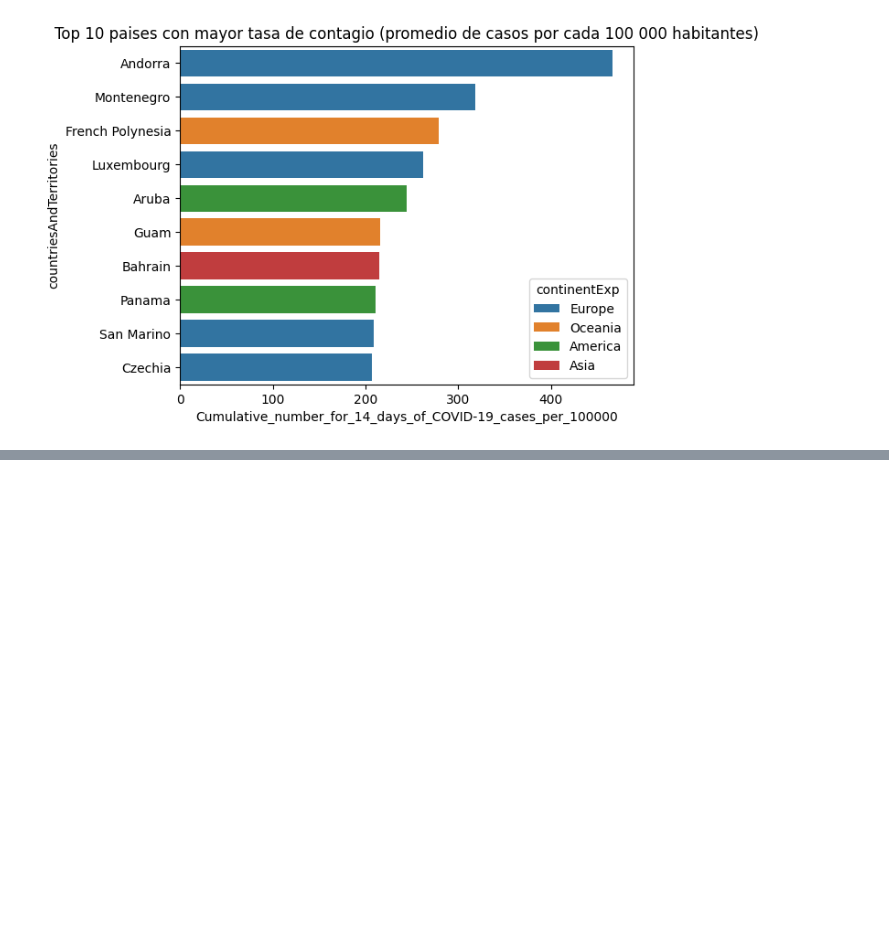
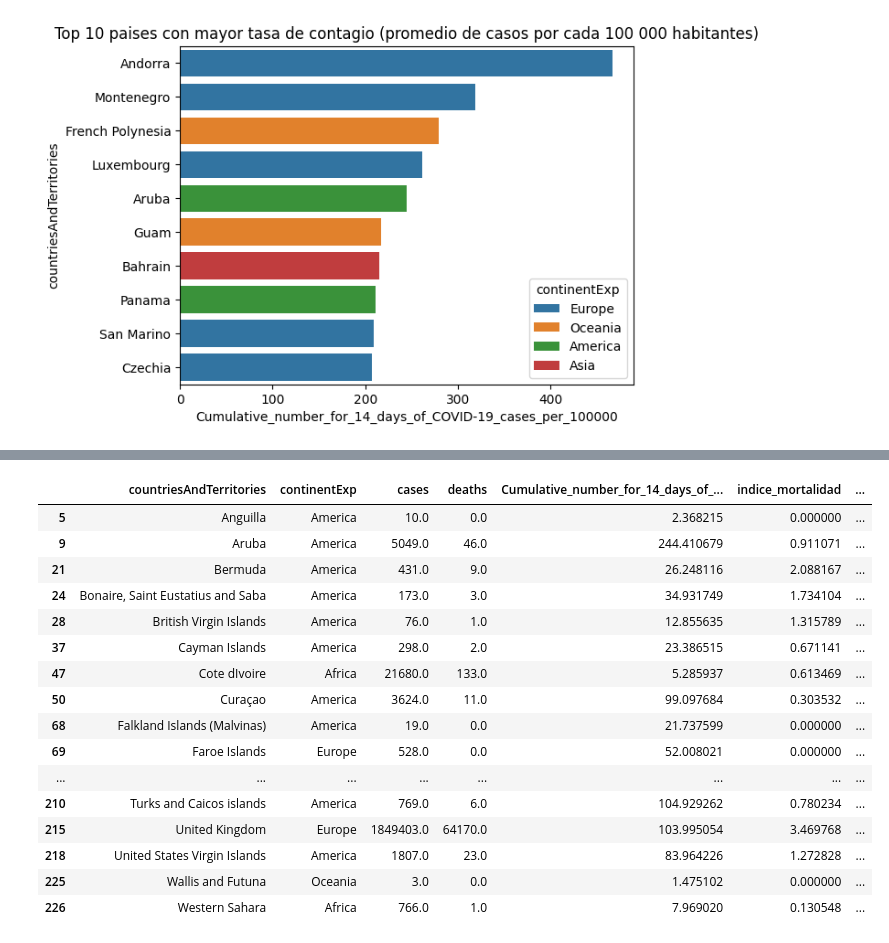
Before and after one commit to VillacisDavid/DataMining-2025-1, a Jupyter notebook: Lab1/caso covid1/lab1.ipynb, the cells around one changed output, grey strips where cells are left out. Drawn from its saved outputs; the diff is of its cells as text; code cells hidden in the pictures; blank space fills up the shorter version.

```diff
--- a/Lab1/caso covid1/lab1.ipynb
+++ b/Lab1/caso covid1/lab1.ipynb
@@ -349,0 +391,22 @@ plt.tight_layout()
+# %%
+cruce = pd.merge(covid_by_country,obesidad,'outer',left_on="countriesAndTerritories", right_on="Countries, territories and areas", indicator=True)
+# %%
+cruce[(cruce["_merge"]=="left_only")]
+# %% [output]
+|  | countriesAndTerritories | continentExp | cases | deaths | Cumulative_number_for_14_days_of_... | indice_mortalidad | ... |
+| 5 | Anguilla | America | 10.0 | 0.0 | 2.368215 | 0.000000 | ... |
+| 9 | Aruba | America | 5049.0 | 46.0 | 244.410679 | 0.911071 | ... |
+| 21 | Bermuda | America | 431.0 | 9.0 | 26.248116 | 2.088167 | ... |
+| 24 | Bonaire, Saint Eustatius and Saba | America | 173.0 | 3.0 | 34.931749 | 1.734104 | ... |
+| 28 | British Virgin Islands | America | 76.0 | 1.0 | 12.855635 | 1.315789 | ... |
+| 37 | Cayman Islands | America | 298.0 | 2.0 | 23.386515 | 0.671141 | ... |
+| 47 | Cote dIvoire | Africa | 21680.0 | 133.0 | 5.285937 | 0.613469 | ... |
+| 50 | Curaçao | America | 3624.0 | 11.0 | 99.097684 | 0.303532 | ... |
+| 68 | Falkland Islands (Malvinas) | America | 19.0 | 0.0 | 21.737599 | 0.000000 | ... |
+| 69 | Faroe Islands | Europe | 528.0 | 0.0 | 52.008021 | 0.000000 | ... |
+| ... | ... | ... | ... | ... | ... | ... | ... |
+| 210 | Turks and Caicos islands | America | 769.0 | 6.0 | 104.929262 | 0.780234 | ... |
+| 215 | United Kingdom | Europe | 1849403.0 | 64170.0 | 103.995054 | 3.469768 | ... |
+| 218 | United States Virgin Islands | America | 1807.0 | 23.0 | 83.964226 | 1.272828 | ... |
+| 225 | Wallis and Futuna | Oceania | 3.0 | 0.0 | 1.475102 | 0.000000 | ... |
+| 226 | Western Sahara | Africa | 766.0 | 1.0 | 7.969020 | 0.130548 | ... |
```
Also changed, not shown: parts of 19 cells of this notebook, 3 other files.
